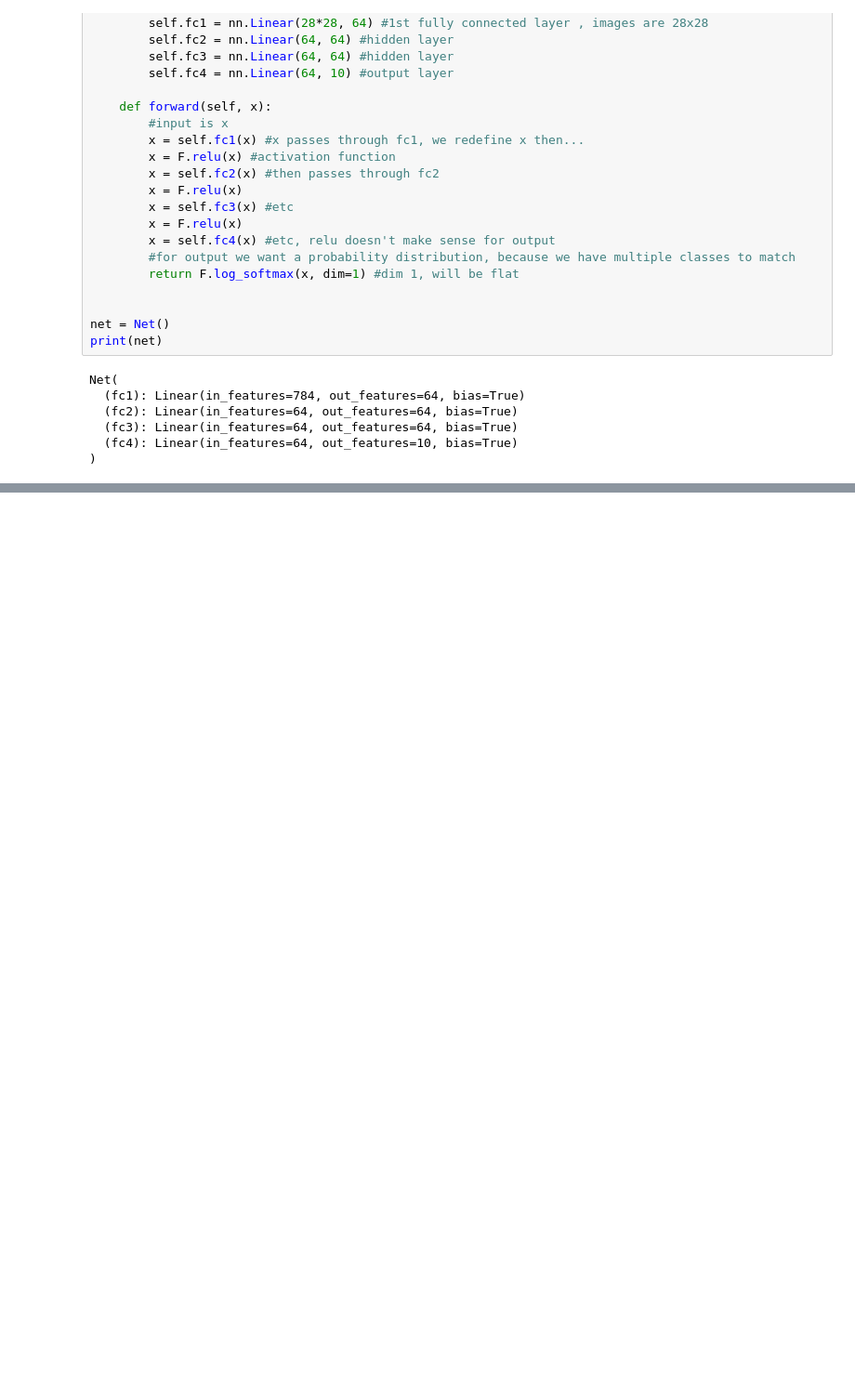
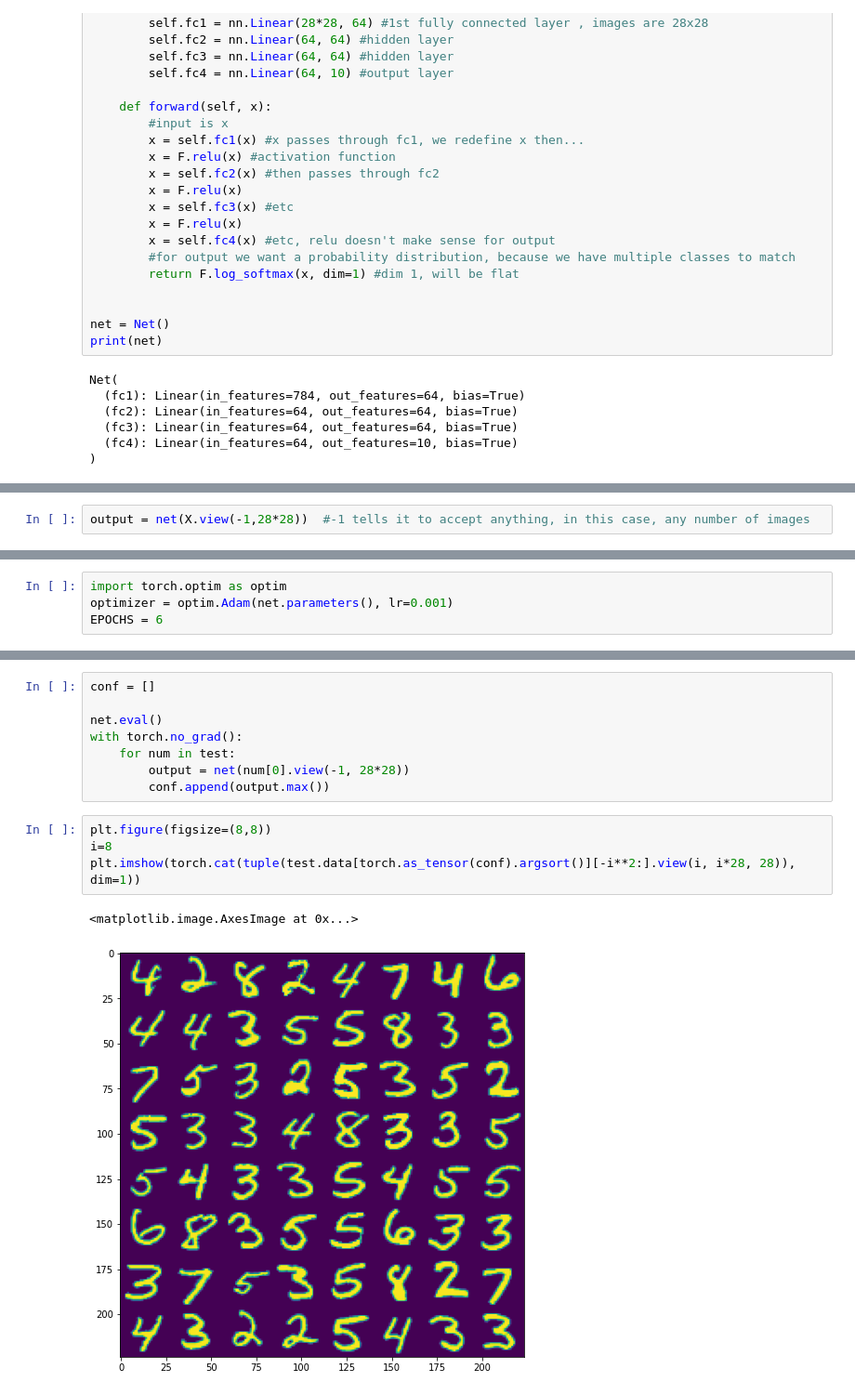
Before and after one commit to pas3n7/ColabDataScienceLearning, a Jupyter notebook: pytorchmnist_example.ipynb, the cells around one changed output, grey strips where cells are left out. Shown at 93% size. Saved outputs shown, nothing was run; the diff lists cells and outputs as text; blank space fills up the shorter version.

```diff
--- a/pytorchmnist_example.ipynb
+++ b/pytorchmnist_example.ipynb
@@ -102,0 +110,2 @@ Net(
+# %%
+output = net(X.view(-1,28*28))  #-1 tells it to accept anything, in this case, any number of images
@@ -102,0 +117,4 @@ Net(
+# %%
+import torch.optim as optim
+optimizer = optim.Adam(net.parameters(), lr=0.001)
+EPOCHS = 6
@@ -102,0 +144,15 @@ Net(
+# %%
+conf = []
+
+net.eval()
+with torch.no_grad():
+    for num in test:
+        output = net(num[0].view(-1, 28*28))
+        conf.append(output.max())
+# %%
+plt.figure(figsize=(8,8))
+i=8
+plt.imshow(torch.cat(tuple(test.data[torch.as_tensor(conf).argsort()][-i**2:].view(i, i*28, 28)), dim=1))
+# %% [output]
+<matplotlib.image.AxesImage at 0x...>
+[figure, added]
```
Also changed, not shown: parts of 7 cells of this notebook.
